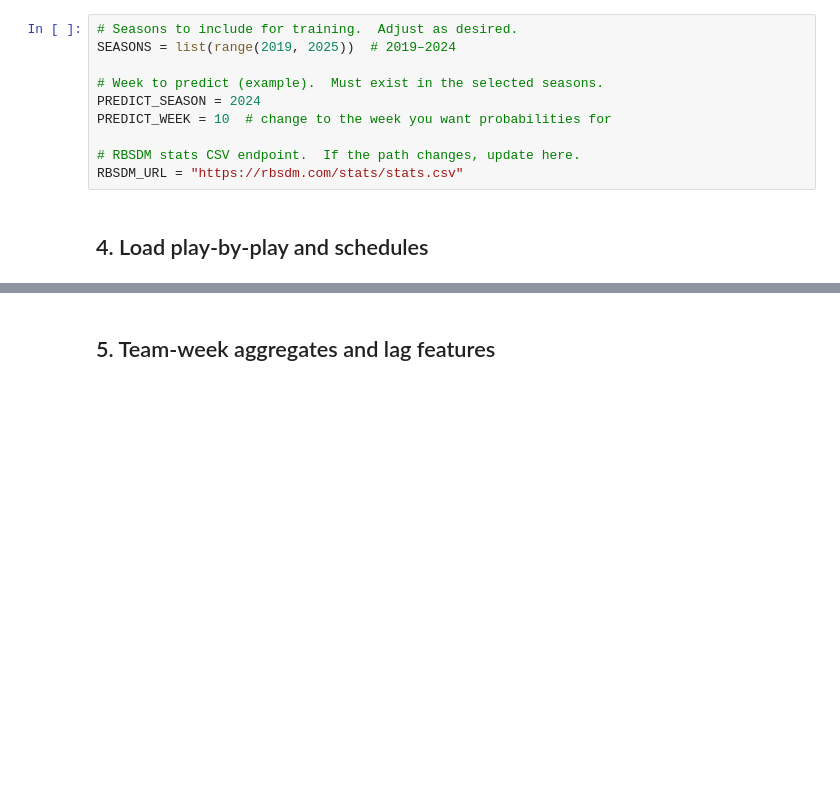
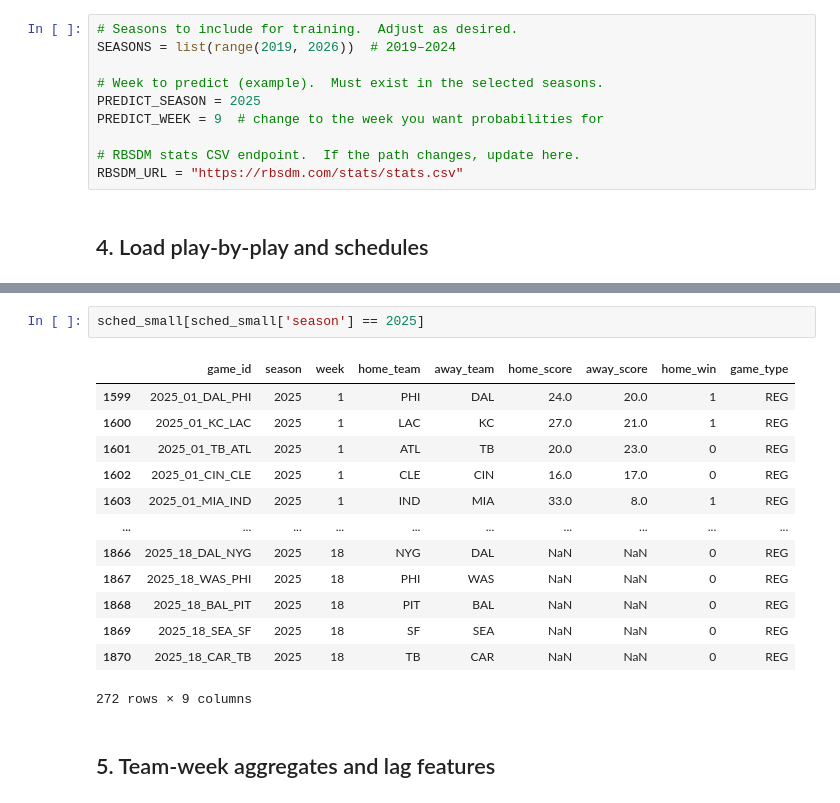
Before and after one commit to joshuadollison/CIS508, a Jupyter notebook: nflfastR_RBSDM_end_to_end.ipynb, the cells around one changed output, grey strips where cells are left out. Saved outputs shown, nothing was run; the diff lists cells and outputs as text; blank space fills up the shorter version.

```diff
--- a/nflfastR_RBSDM_end_to_end.ipynb
+++ b/nflfastR_RBSDM_end_to_end.ipynb
@@ -68,11 +68,11 @@ plt.rcParams["axes.grid"] = True
 ## 3. Parameters
 # %%
 # Seasons to include for training.  Adjust as desired.
-SEASONS = list(range(2019, 2025))  # 2019–2024
+SEASONS = list(range(2019, 2026))  # 2019–2024
 
 # Week to predict (example).  Must exist in the selected seasons.
-PREDICT_SEASON = 2024
-PREDICT_WEEK = 10  # change to the week you want probabilities for
+PREDICT_SEASON = 2025
+PREDICT_WEEK = 9  # change to the week you want probabilities for
 
 # RBSDM stats CSV endpoint.  If the path changes, update here.
 RBSDM_URL = "https://rbsdm.com/stats/stats.csv"
@@ -106,3 +121,19 @@ sched_small.head()
+# %%
+sched_small[sched_small['season'] == 2025]
+# %% [output]
+|  | game_id | season | week | home_team | away_team | home_score | away_score | home_win | game_type |
+| 1599 | 2025_01_DAL_PHI | 2025 | 1 | PHI | DAL | 24.0 | 20.0 | 1 | REG |
+| 1600 | 2025_01_KC_LAC | 2025 | 1 | LAC | KC | 27.0 | 21.0 | 1 | REG |
+| 1601 | 2025_01_TB_ATL | 2025 | 1 | ATL | TB | 20.0 | 23.0 | 0 | REG |
+| 1602 | 2025_01_CIN_CLE | 2025 | 1 | CLE | CIN | 16.0 | 17.0 | 0 | REG |
+| 1603 | 2025_01_MIA_IND | 2025 | 1 | IND | MIA | 33.0 | 8.0 | 1 | REG |
+| ... | ... | ... | ... | ... | ... | ... | ... | ... | ... |
+| 1866 | 2025_18_DAL_NYG | 2025 | 18 | NYG | DAL | NaN | NaN | 0 | REG |
+| 1867 | 2025_18_WAS_PHI | 2025 | 18 | PHI | WAS | NaN | NaN | 0 | REG |
+| 1868 | 2025_18_BAL_PIT | 2025 | 18 | PIT | BAL | NaN | NaN | 0 | REG |
+| 1869 | 2025_18_SEA_SF | 2025 | 18 | SF | SEA | NaN | NaN | 0 | REG |
+| 1870 | 2025_18_CAR_TB | 2025 | 18 | TB | CAR | NaN | NaN | 0 | REG |
+272 rows × 9 columns
 # %% [markdown]
 ## 5. Team-week aggregates and lag features
 # %%
```
Also changed, not shown: parts of 10 cells of this notebook.
